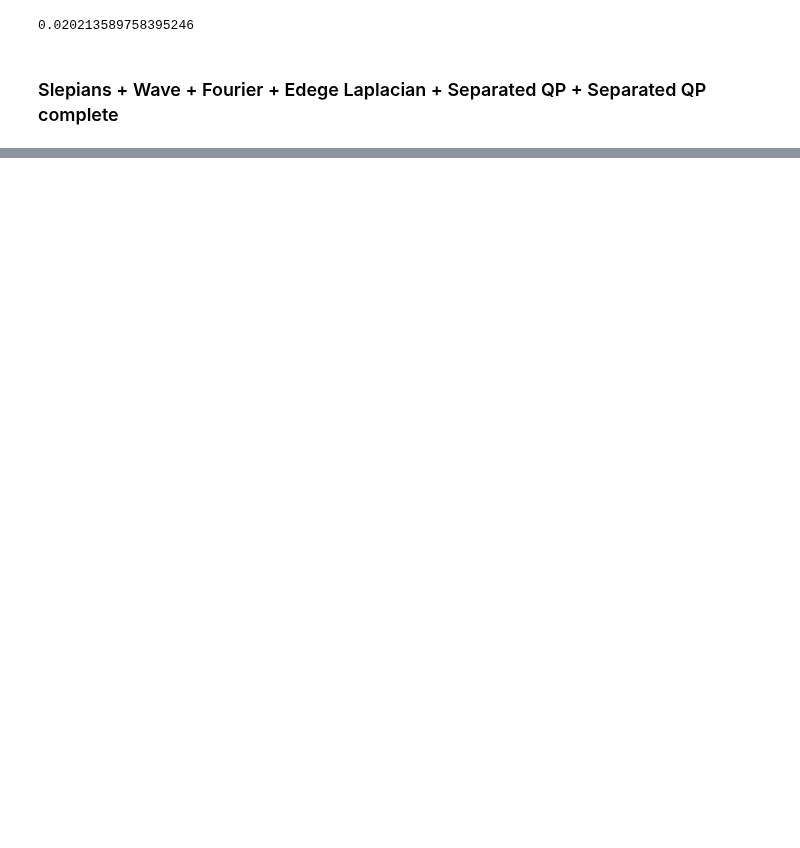
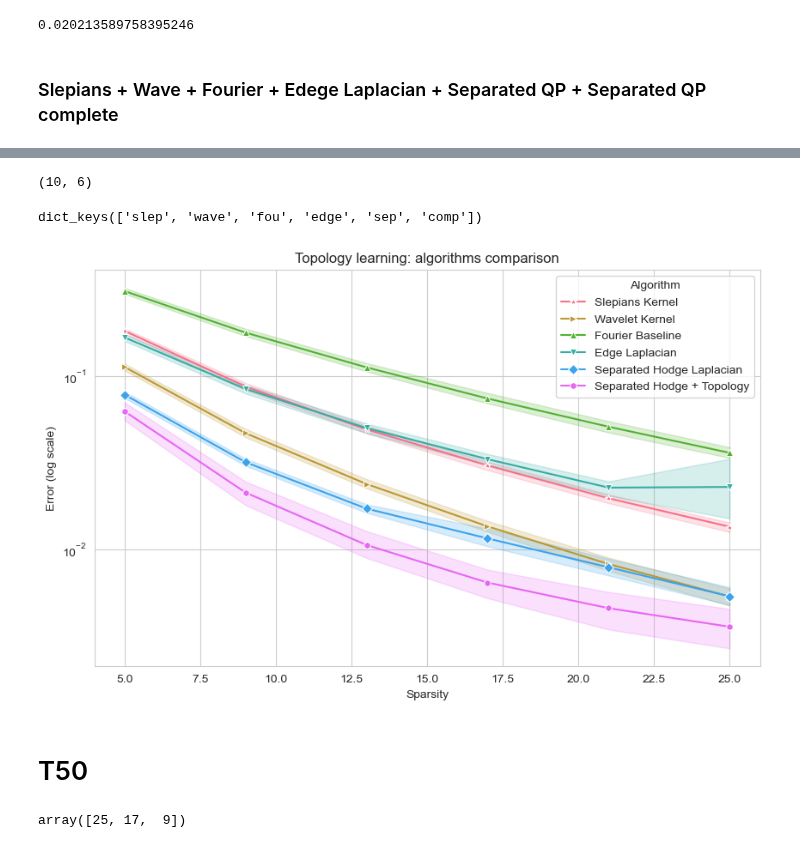
Before and after one commit to Engrima18/TSP-DictionaryLearning, a Jupyter notebook: pazz.ipynb, the cells around one changed output, grey strips where cells are left out. Cells and saved outputs as stored; diff of their text form; code cells hidden in the pictures; blank space fills up the shorter version.

Commit message:
GSP plots T50 and T80 completed

```diff
--- a/pazz.ipynb
+++ b/pazz.ipynb
@@ -1130,15 +1969,15 @@ min_error_edge_test = np.zeros((n_sim, len(K0_coll)))
 algo_errors = {
     "slep": min_error_slep_test,
     "wave": min_error_wave_test,
-    "fou": min_error_fou_test
-    # "edge": min_error_edge_test
+    "fou": min_error_fou_test,
+    "edge": min_error_edge_test
     }
 
 algo_types = {
     "slep": ("slepians", "Slepians", False),
-    "wave": ("wavelet", "Slepians", False),
-    "fou": ("fourier", "Fourier", False)
-    # "edge": ("edge_laplacian", "Edge Laplacian", False)
+    "wave": ("wavelet", "Wavelets", False),
+    "fou": ("fourier", "Fourier", False),
+    "edge": ("edge_laplacian", "Edge Laplacian", False)
     }
 
 for sim in range(n_sim):
@@ -1165,8 +2004,8 @@ for sim in range(n_sim):
                                                                                             max_iter=max_iter,
                                                                                             patience=patience,
                                                                                             tol=tol,
-                                                                                            step_h=step_h,
-                                                                                            step_x=step_x)
+                                                                                            step_h=1,
+                                                                                            step_x=1)
 
             if verbose:
                 print(f"Simulation: {sim+1}/{n_sim} Sparsity: {k0} learning with {a[1][1]}... Done! Test Error: {algo_errors[a[0]][sim,k0_index]}")
@@ -1186,0 +2065,5 @@ OrthogonalMatchingPursuit does not accept missing values encoded as NaN natively
+# %%
+import pickle
+
+with open('C:\\Users\\engri\\Desktop\\tesi\\TSP-DictionaryLearning\\results\\qp_vs_sdp\\algo_errors_T80.pkl', 'rb') as file:
+    data = pickle.load(file)
@@ -1186,0 +2077,10 @@ OrthogonalMatchingPursuit does not accept missing values encoded as NaN natively
+# %%
+algo_errors['fou'].shape
+# %% [output]
+(10, 6)
+# %%
+algo_errors['comp'] = data['errors']['qp_comp']
+# %%
+algo_errors.keys()
+# %% [output]
+dict_keys(['slep', 'wave', 'fou', 'edge', 'sep', 'comp'])
@@ -1186,0 +2090,27 @@ OrthogonalMatchingPursuit does not accept missing values encoded as NaN natively
+# %%
+dict_types = {"slep": "Slepians Kernel", "wave": "Wavelet Kernel", "fou": "Fourier Baseline", "edge": "Edge Laplacian", "sep": "Separated Hodge Laplacian", "comp": "Separated Hodge + Topology"}
+
+res_df = pd.DataFrame()
+n_sim = algo_errors['slep'].shape[0]
+
+for d in algo_errors.items():
+    for sim in range(n_sim):
+        tmp_df = pd.DataFrame()
+        tmp_df["Error"] = eval(f'd[1][sim,:]')
+        tmp_df["Sparsity"] = K0_coll
+        tmp_df["Algorithm"] = dict_types[d[0]]
+        res_df = pd.concat([res_df, tmp_df])
+
+plt.figure(figsize=(10, 6))
+sns.set_style('whitegrid')
+my_plt = sns.lineplot(data=res_df, x='Sparsity', y='Error', hue='Algorithm',
+                    palette=sns.color_palette("husl"),
+                    markers=['*', '>', '^', 'v', 'D', 'h'], dashes=False, style='Algorithm')
+my_plt.set(yscale='log')
+my_plt.set_title(f'Topology learning: algorithms comparison')
+my_plt.set_ylabel('Error (log scale)')
+plt.show()
+# %% [output]
+[figure, added]
+# %% [markdown]
+# T50
@@ -1186,0 +2218,4 @@ OrthogonalMatchingPursuit does not accept missing values encoded as NaN natively
+# %%
+K0_coll[::-2]
+# %% [output]
+array([25, 17,  9])
```
Also changed, not shown: parts of 29 cells of this notebook, 14 other files.
